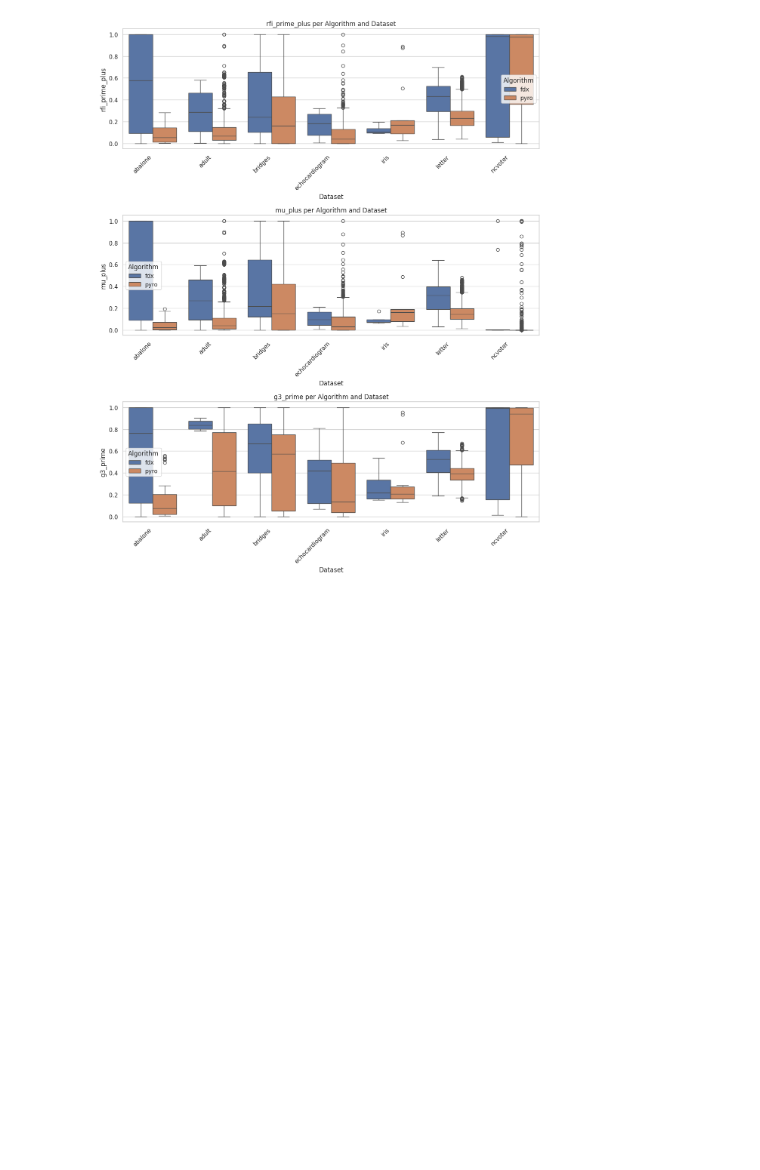
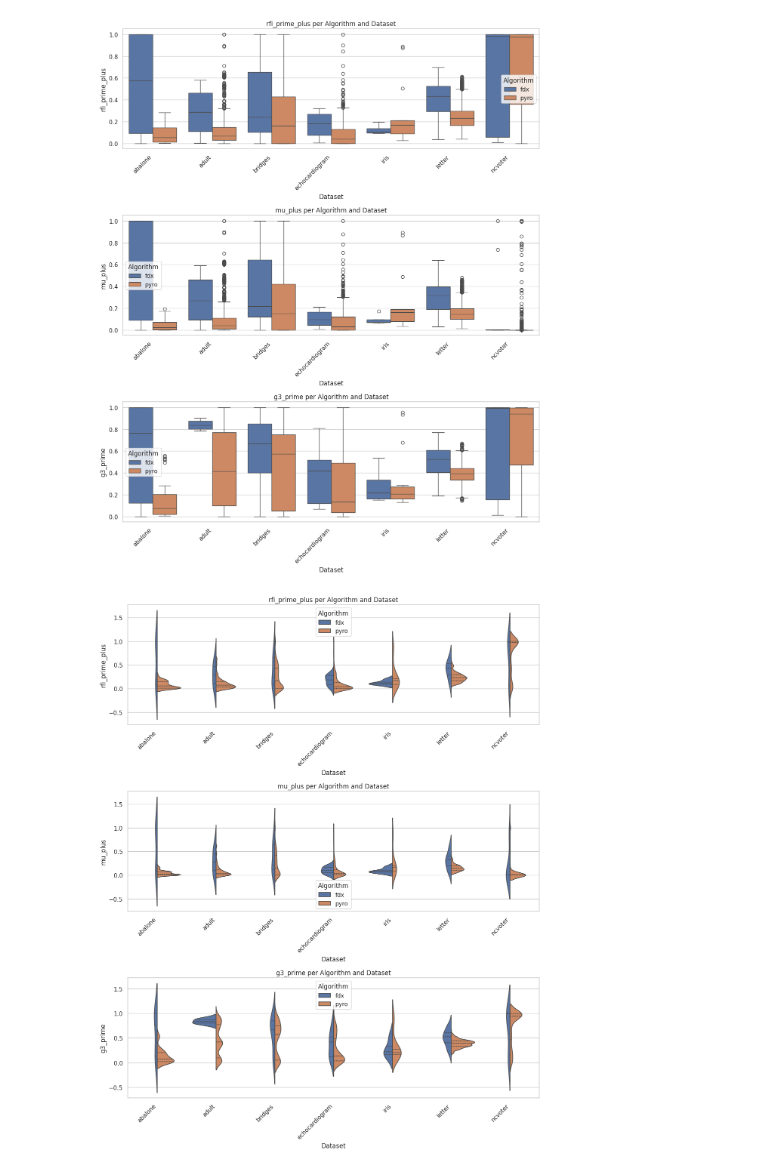
Before and after one commit to AlexF99/tcc, a Jupyter notebook: src/metrics/visualizations/initial_eda_mod.ipynb, the cells around one changed output. Drawn from its saved outputs; the diff is of its cells as text; code cells hidden in the pictures; blank space fills up the shorter version.

Commit message:
violin plot

```diff
--- a/src/metrics/visualizations/initial_eda_mod.ipynb
+++ b/src/metrics/visualizations/initial_eda_mod.ipynb
@@ -136,3 +136,34 @@ plt.tight_layout()
 plt.show()
 # %% [output]
 [figure]
+# %%
+metrics = ["rfi_prime_plus", "mu_plus", "g3_prime"]
+
+sns.set(style="whitegrid")
+fig, axes = plt.subplots(3, 1, figsize=(12, 15))
+
+for i, metric_name in enumerate(metrics):
+    # Replace boxplot with violinplot
+    sns.violinplot(
+        data=global_df,
+        x='dataset',
+        y=metric_name,
+        hue='algorithm',
+        split=True,  # Split the violins for better algorithm comparison
+        inner='quartile',  # Show quartiles inside the violin
+        ax=axes[i]
+    )
+
+    # Set appropriate titles and labels
+    axes[i].set_title(f'{metric_name} per Algorithm and Dataset')
+    axes[i].set_xlabel('Dataset')
+    axes[i].set_ylabel(metric_name)
+    axes[i].legend(title='Algorithm')
+
+    # Rotate x-axis labels for better readability
+    plt.setp(axes[i].get_xticklabels(), rotation=45, ha='right')
+
+plt.tight_layout()
+plt.show()
+# %% [output]
+[figure, added]
```
Also changed, not shown: parts of 1 cell of this notebook.
